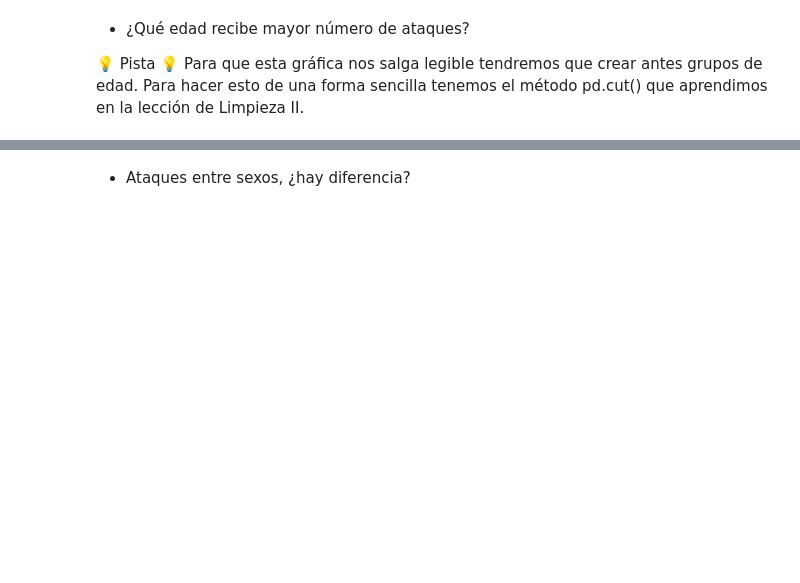
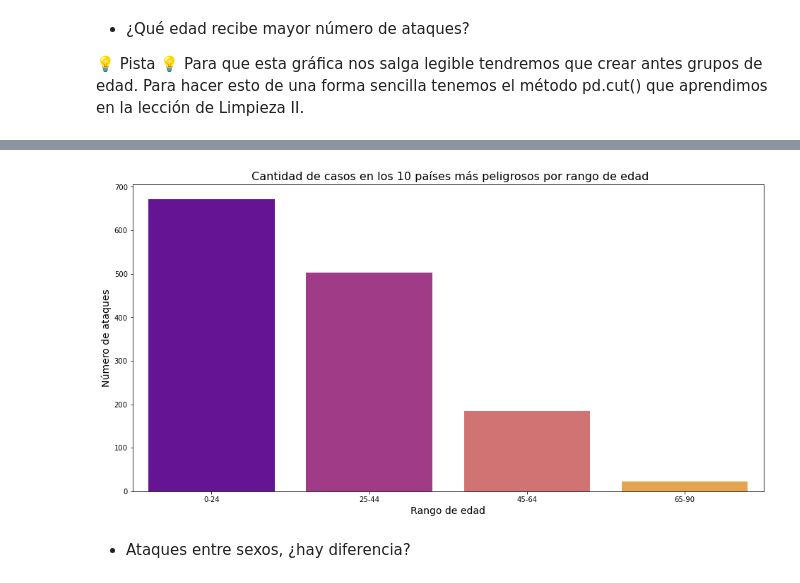
Before and after one commit to Adalab/DA-promo-c-modulo-2-sprint-2-Gadea-Laura, a Jupyter notebook: EDA/EDA-3-Análisis-exploratorio-grafico.ipynb, the cells around one changed output, grey strips where cells are left out. Drawn from its saved outputs; the diff is of its cells as text; code cells hidden in the pictures; blank space fills up the shorter version.

```diff
--- a/EDA/EDA-3-Análisis-exploratorio-grafico.ipynb
+++ b/EDA/EDA-3-Análisis-exploratorio-grafico.ipynb
@@ -19,3 +113,8 @@ Es el momento de hacer una buena exploración visual de los datos para entender
 - ¿Qué edad recibe mayor número de ataques?
 
 💡 Pista 💡 Para que esta gráfica nos salga legible tendremos que crear antes grupos de edad. Para hacer esto de una forma sencilla tenemos el método pd.cut() que aprendimos en la lección de Limpieza II.
+# %%
+# Utilizamos el método cut para separar nuestros registros en 4 rangos de edad, por el momento les llamamos Grupo X, porqué aún no sabemos dónde hará el corte:
+
+df_country['range'] = pd.cut(x = df_country['age'], bins = 4, labels = ['Grupo A', 'Grupo B', 'Grupo C', 'Grupo D'])
+df_country.head()
@@ -21,0 +154,5 @@ Es el momento de hacer una buena exploración visual de los datos para entender
+# %%
+# Repetimos el método cut para que sea más eficiente y legigle a la hora de analizar los datos:
+
+df_country['range'] = pd.cut(x = df_country['age'], bins = 4, labels = ['0-24', '25-44', '45-64', '65-90'])
+df_country.head()
@@ -22,2 +167,12 @@ Es el momento de hacer una buena exploración visual de los datos para entender
+# %%
+sns.countplot(x = df_country['range'], palette= 'plasma')
+
+plt.title(" Cantidad de casos en los 10 países más peligrosos por rango de edad", fontsize = 16)
+plt.xlabel("Rango de edad", fontsize = 14)
+plt.ylabel("Número de ataques", fontsize = 14)
+
+plt.show()
+# %% [output]
+[figure, added]
 # %% [markdown]
 - Ataques entre sexos, ¿hay diferencia?
```
Also changed, not shown: parts of 17 cells of this notebook, 1 other file.
